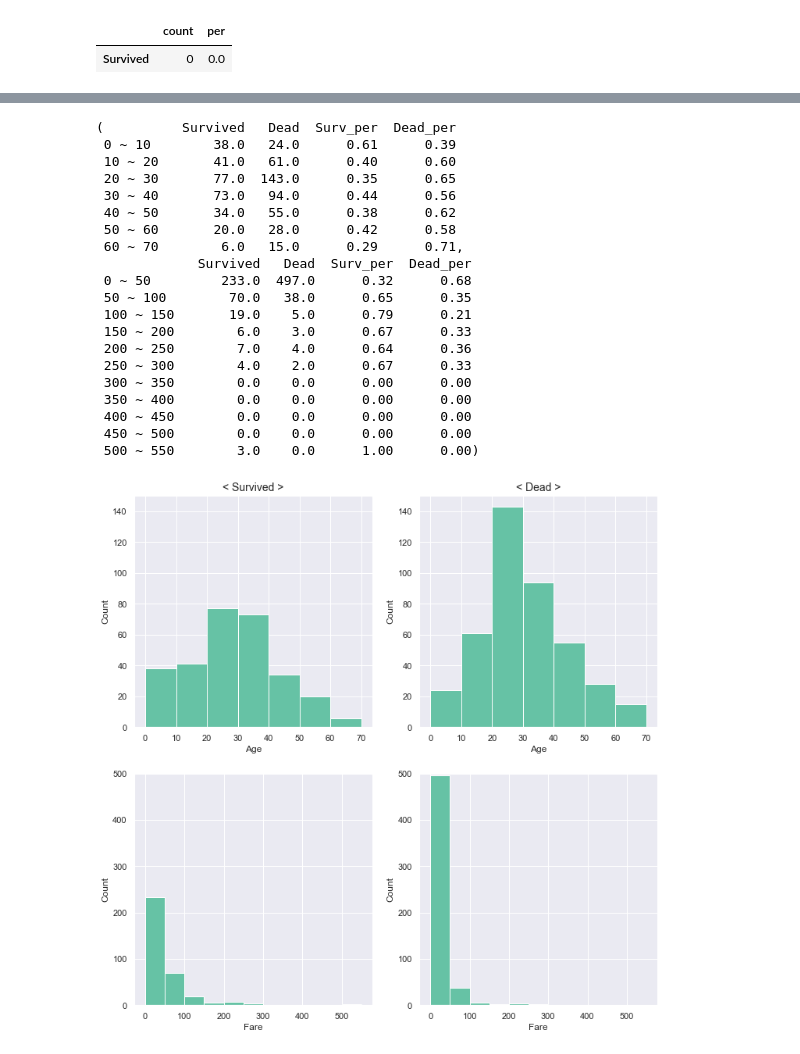
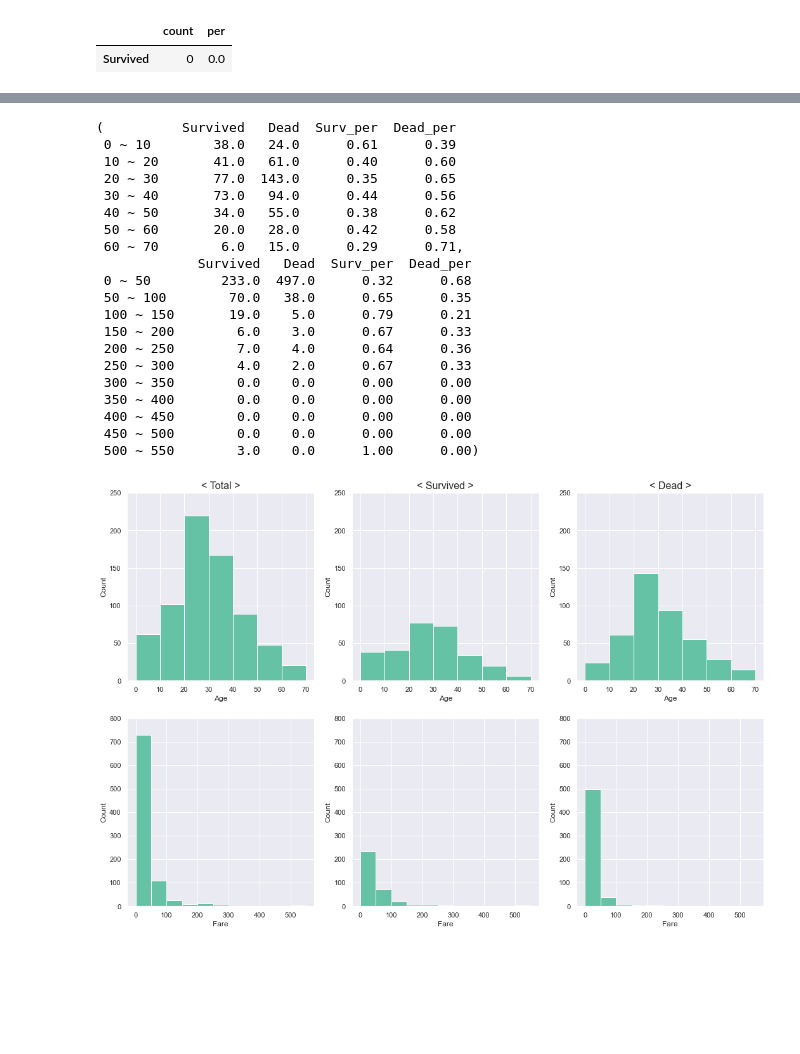
Before and after one commit to shlee8585/titanic, a Jupyter notebook: titanic.ipynb, the cells around one changed output, grey strips where cells are left out. Cells and saved outputs as stored; diff of their text form; code cells hidden in the pictures; blank space fills up the shorter version.

```diff
--- a/titanic.ipynb
+++ b/titanic.ipynb
@@ -104,0 +135,2 @@ df_train_null
+# %%
+train['Embarked'] =  train['Embarked'].fillna(train['Embarked'].value_counts().keys()[0])
@@ -129,63 +193,78 @@ Fare      0.257307 -0.549500  0.096067  0.159651  0.216225  1.000000
 # %%
-plt.figure(figsize=(12,12))
+plt.figure(figsize=(18,12))
 
-plt.subplot(2,2,1)
+plt.subplot(2,3,1)
+
+plt.hist(train['Age'], bins = range(0,80,10) )
+plt.xlabel('Age')
+plt.ylabel('Count')
+plt.ylim(0,250)
+plt.title('< Total >', fontsize = 16)
+
+plt.subplot(2,3,2)
 
 Age_pcounts_S, _ , _ = plt.hist(train[train['Survived'] == 1]['Age'], bins = range(0,80,10) )
 plt.xlabel('Age')
 plt.ylabel('Count')
-plt.ylim(0,150)
-plt.title('< Survived >', fontsize = 14)
+plt.ylim(0,250)
+plt.title('< Survived >', fontsize = 16)
 
-plt.subplot(2,2,2)
+plt.subplot(2,3,3)
 Age_pcounts_D, _ , _ = plt.hist(train[train['Survived'] == 0]['Age'], bins = range(0,80,10) )
 plt.xlabel('Age')
 plt.ylabel('Count')
-plt.ylim(0,150)
-plt.title('< Dead >',fontsize = 14)
+plt.ylim(0,250)
+plt.title('< Dead >',fontsize = 16)
 
-plt.subplot(2,2,3)
+plt.subplot(2,3,4)
+plt.hist(train['Fare'], bins = range(0,551,50))
+plt.xlabel('Fare')
+plt.ylabel('Count')
+plt.ylim(0,800)
+# plt.title('< Survived >', fontsize = 14)
+
+plt.subplot(2,3,5)
 Fare_pcounts_S, _ , _ = plt.hist(train[train['Survived'] == 1]['Fare'], bins = range(0,551,50))
 plt.xlabel('Fare')
 plt.ylabel('Count')
-plt.ylim(0,500)
+plt.ylim(0,800)
 # plt.title('< Survived >', fontsize = 14)
 
-plt.subplot(2,2,4)
+plt.subplot(2,3,6)
 Fare_pcounts_D, _ , _= plt.hist(train[train['Survived'] == 0]['Fare'], bins = range(0,551,50),label=True)
 plt.xlabel('Fare')
 plt.ylabel('Count')
-plt.ylim(0,500)
+plt.ylim(0,800)
 # plt.title('< Dead >',fontsize = 14)
 
 df_sss  = pd.DataFrame(columns =["{} ~ {} ".format(i,i+10) for i in range(0,70,10)], index = ['Survived','Dead'], data = [Age_pcounts_S,Age_pcounts_D]).T
 df_sss['Surv_per'] = [ round(df_sss['Survived'][i]/(df_sss['Survived'][i]+df_sss['Dead'][i]),2) for i in df_sss.index]
 df_sss['Dead_per'] = [ round(df_sss['Dead'][i]/(df_sss['Survived'][i]+df_sss['Dead'][i]),2) for i in df_sss.index ]
 
 df_aaa  = pd.DataFrame(columns =["{} ~ {} ".format(i,i+50) for i in range(0,550,50)], index = ['Survived','Dead'], data = [Fare_pcounts_S,Fare_pcounts_D]).T
 df_aaa['Surv_per'] = [ round(df_aaa['Survived'][i]/(df_aaa['Survived'][i]+df_aaa['Dead'][i]),2) if df_aaa['Survived'][i] != 0 or df_aaa['Survived'][i] != df_aaa['Dead'][i] else 0  for i in df_aaa.index]
 df_aaa['Dead_per'] = [ round(df_aaa['Dead'][i]/(df_aaa['Survived'][i]+df_aaa['Dead'][i]),2) if df_aaa['Dead'][i] != 0 or df_aaa['Survived'][i] != df_aaa['Dead'][i] else 0  for i in df_aaa.index ]
 
 df_sss, df_aaa
 # %% [output]
 (          Survived   Dead  Surv_per  Dead_per
  0 ~ 10        38.0   24.0      0.61      0.39
  10 ~ 20       41.0   61.0      0.40      0.60
  20 ~ 30       77.0  143.0      0.35      0.65
  30 ~ 40       73.0   94.0      0.44      0.56
  40 ~ 50       34.0   55.0      0.38      0.62
  50 ~ 60       20.0   28.0      0.42      0.58
  60 ~ 70        6.0   15.0      0.29      0.71,
              Survived   Dead  Surv_per  Dead_per
  0 ~ 50         233.0  497.0      0.32      0.68
  50 ~ 100        70.0   38.0      0.65      0.35
  100 ~ 150       19.0    5.0      0.79      0.21
  150 ~ 200        6.0    3.0      0.67      0.33
  200 ~ 250        7.0    4.0      0.64      0.36
  250 ~ 300        4.0    2.0      0.67      0.33
  300 ~ 350        0.0    0.0      0.00      0.00
  350 ~ 400        0.0    0.0      0.00      0.00
  400 ~ 450        0.0    0.0      0.00      0.00
  450 ~ 500        0.0    0.0      0.00      0.00
  500 ~ 550        3.0    0.0      1.00      0.00)
-[figure, old version]
+[figure, new version]
```
Also changed, not shown: parts of 37 cells of this notebook.
